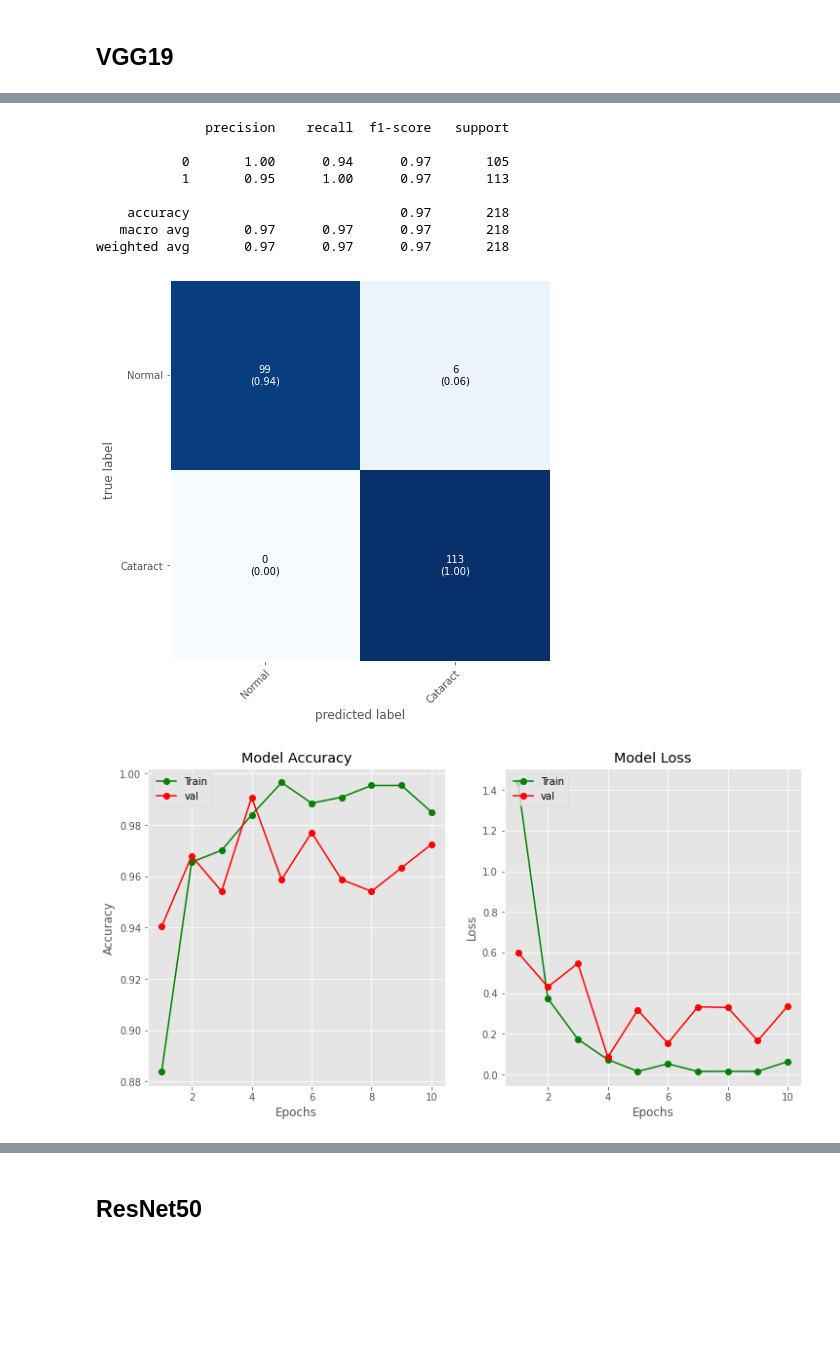
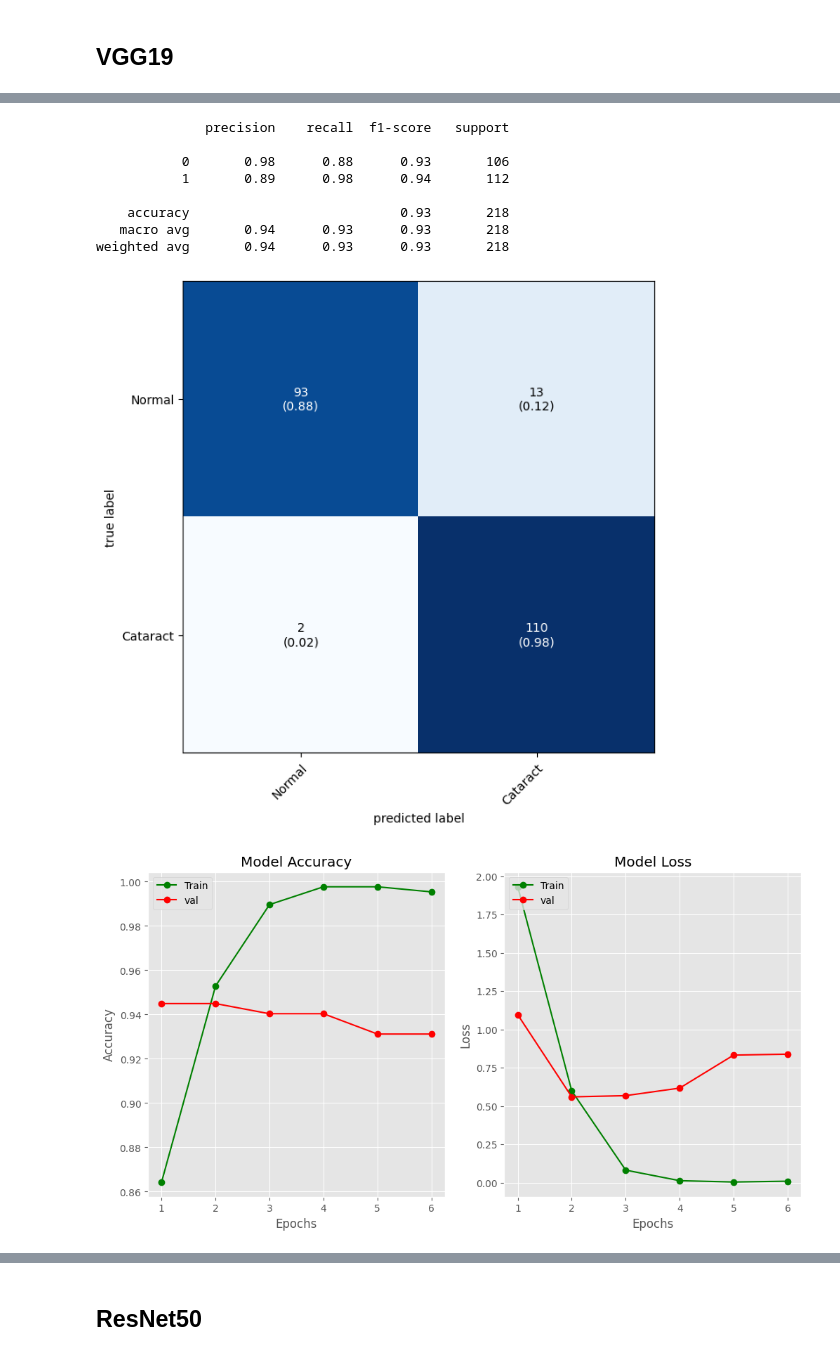
Before and after one commit to nathang0147/Ocular_disease, a Jupyter notebook: Ocular.ipynb, the cells around one changed output, grey strips where cells are left out. Saved outputs shown, nothing was run; the diff lists cells and outputs as text; code cells hidden in the pictures; blank space fills up the shorter version.

```diff
--- a/Ocular.ipynb
+++ b/Ocular.ipynb
@@ -259,9 +358,9 @@ _________________________________________________________________
 model1.compile(optimizer="adam",loss="binary_crossentropy",metrics=["accuracy"])
 # %%
 from tensorflow.keras.callbacks import ModelCheckpoint,EarlyStopping
-checkpoint = ModelCheckpoint("vgg19.h5",monitor="val_acc",verbose=1,save_best_only=True,
-                             save_weights_only=False,period=1)
-earlystop = EarlyStopping(monitor="val_acc",patience=5,verbose=1)
+checkpoint = ModelCheckpoint("vgg19.keras",monitor="val_acc",verbose=1,save_best_only=True,
+                             save_weights_only=False,save_freq='epoch')
+earlystop = EarlyStopping(monitor="val_accuracy",patience=5,verbose=1, mode="max")
 # %%
 history1 = model1.fit(x_train,y_train,batch_size=32,epochs=10,validation_data=(x_test,y_test),
                     verbose=1,callbacks=[checkpoint,earlystop])
@@ -305,41 +398,45 @@ print(classification_report(y_test,y_pred1))
 # %% [output]
               precision    recall  f1-score   support
 
-           0       1.00      0.94      0.97       105
-           1       0.95      1.00      0.97       113
+           0       0.98      0.88      0.93       106
+           1       0.89      0.98      0.94       112
 
-    accuracy                           0.97       218
-   macro avg       0.97      0.97      0.97       218
-weighted avg       0.97      0.97      0.97       218
+    accuracy                           0.93       218
+   macro avg       0.94      0.93      0.93       218
+weighted avg       0.94      0.93      0.93       218
 # %%
 from mlxtend.plotting import plot_confusion_matrix
 cm = confusion_matrix(y_test,y_pred1)
 plot_confusion_matrix(conf_mat = cm,figsize=(8,7),class_names = ["Normal","Cataract"],
                       show_normed = True);
 # %% [output]
-[figure, old version]
+[figure, new version]
 # %%
 plt.style.use("ggplot")
 fig = plt.figure(figsize=(12,6))
-epochs = range(1,11)
+
+num_epochs_trained = len(history1.history["accuracy"])
+epochs = range(1, num_epochs_trained + 1)
+
+
 plt.subplot(1,2,1)
 plt.plot(epochs,history1.history["accuracy"],"go-")
 plt.plot(epochs,history1.history["val_accuracy"],"ro-")
 plt.title("Model Accuracy")
 plt.xlabel("Epochs")
 plt.ylabel("Accuracy")
 plt.legend(["Train","val"],loc = "upper left")
 
 plt.subplot(1,2,2)
 plt.plot(epochs,history1.history["loss"],"go-")
 plt.plot(epochs,history1.history["val_loss"],"ro-")
 plt.title("Model Loss")
 plt.xlabel("Epochs")
 plt.ylabel("Loss")
 plt.legend(["Train","val"],loc = "upper left")
 plt.show()
 # %% [output]
-[figure, old version]
+[figure, new version]
 # %%
 plt.figure(figsize=(12,7))
 for i in range(10):
```
Also changed, not shown: parts of 40 cells of this notebook, 2 other files.
